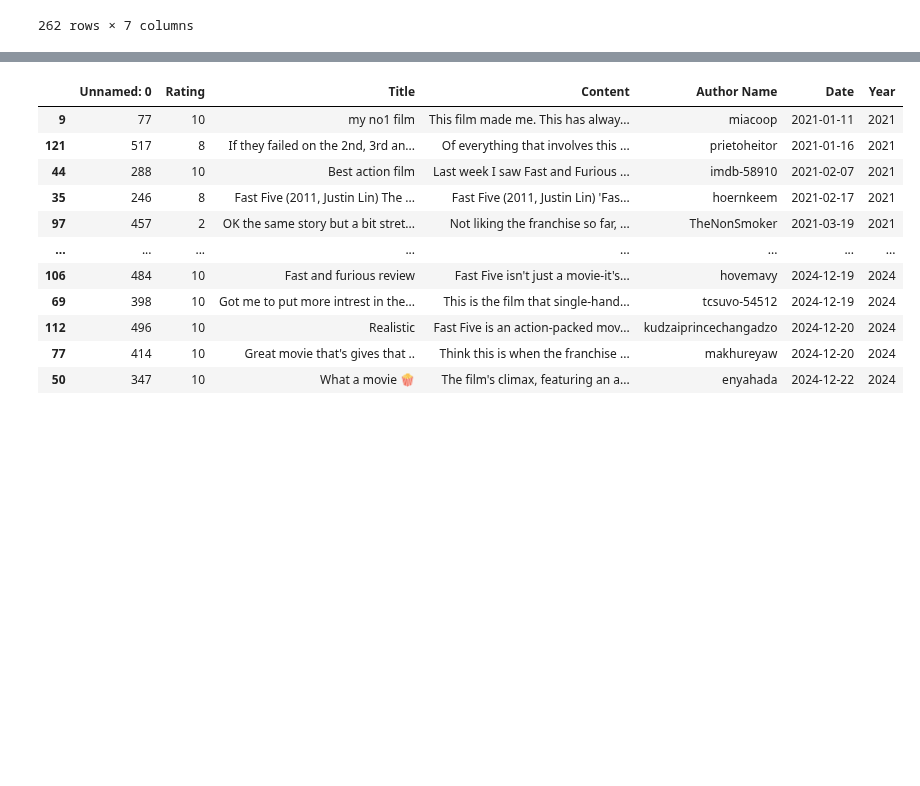
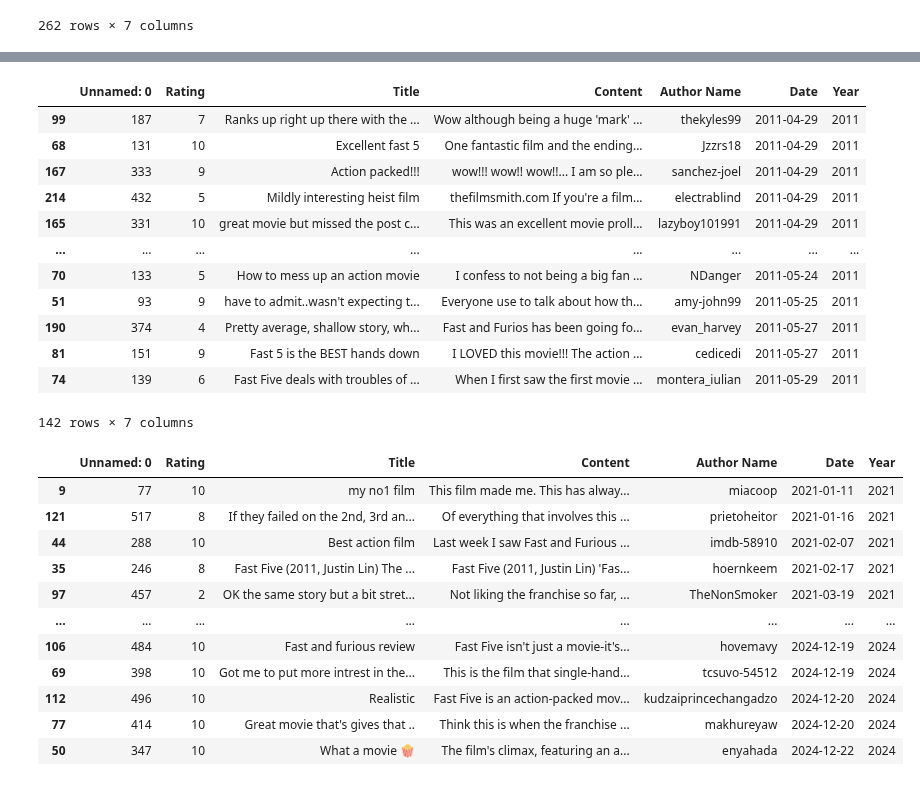
Before and after one commit to pwy7fv/DS-4002-Group-Projects, a Jupyter notebook: Scripts/FF5_clean.ipynb, the cells around one changed output, grey strips where cells are left out. Drawn from its saved outputs; the diff is of its cells as text; code cells hidden in the pictures; blank space fills up the shorter version.

```diff
--- a/Scripts/FF5_clean.ipynb
+++ b/Scripts/FF5_clean.ipynb
@@ -251,3 +183,22 @@ FF5_clean2011_2.sort_values(by="Date", ascending = True)
+# %%
+FF5_clean2011_3 = FF5_clean2011_2.loc[(FF5_clean2011_2["Date"] >= '2011-04-29') & (FF5_clean2011_2["Date"] <= '2011-05-29')]
+FF5_clean2011_3
+FF5_clean2011_3.sort_values(by="Date", ascending = True)
+# This dataset only include reviews from a month since the movies intial release
+# %% [output]
+|  | Unnamed: 0 | Rating | Title | Content | Author Name | Date | Year |
+| 99 | 187 | 7 | Ranks up right up there with the ... | Wow although being a huge 'mark' ... | thekyles99 | 2011-04-29 | 2011 |
+| 68 | 131 | 10 | Excellent fast 5 | One fantastic film and the ending... | Jzzrs18 | 2011-04-29 | 2011 |
+| 167 | 333 | 9 | Action packed!!! | wow!!! wow!! wow!!... I am so ple... | sanchez-joel | 2011-04-29 | 2011 |
+| 214 | 432 | 5 | Mildly interesting heist film | thefilmsmith.com If you're a film... | electrablind | 2011-04-29 | 2011 |
+| 165 | 331 | 10 | great movie but missed the post c... | This was an excellent movie proll... | lazyboy101991 | 2011-04-29 | 2011 |
+| ... | ... | ... | ... | ... | ... | ... | ... |
+| 70 | 133 | 5 | How to mess up an action movie | I confess to not being a big fan ... | NDanger | 2011-05-24 | 2011 |
+| 51 | 93 | 9 | have to admit..wasn't expecting t... | Everyone use to talk about how th... | amy-john99 | 2011-05-25 | 2011 |
+| 190 | 374 | 4 | Pretty average, shallow story, wh... | Fast and Furios has been going fo... | evan_harvey | 2011-05-27 | 2011 |
+| 81 | 151 | 9 | Fast 5 is the BEST hands down | I LOVED this movie!!! The action ... | cedicedi | 2011-05-27 | 2011 |
+| 74 | 139 | 6 | Fast Five deals with troubles of ... | When I first saw the first movie ... | montera_iulian | 2011-05-29 | 2011 |
+142 rows × 7 columns
 # %%
 FF5_clean_dec2 = pd.read_csv('/Users/borayadiul/DS-4002-Group-Projects/DATA/FF5_clean_dec2.csv')
 FF5_clean_dec2
```
Also changed, not shown: parts of 12 cells of this notebook, 7 other files.
